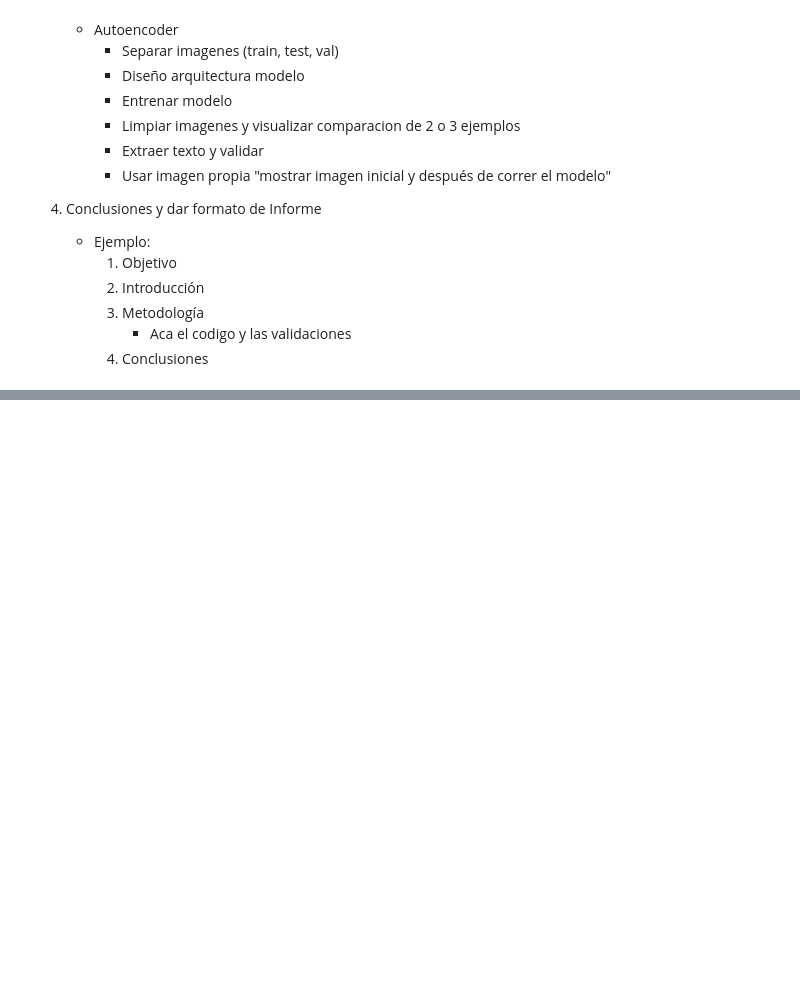
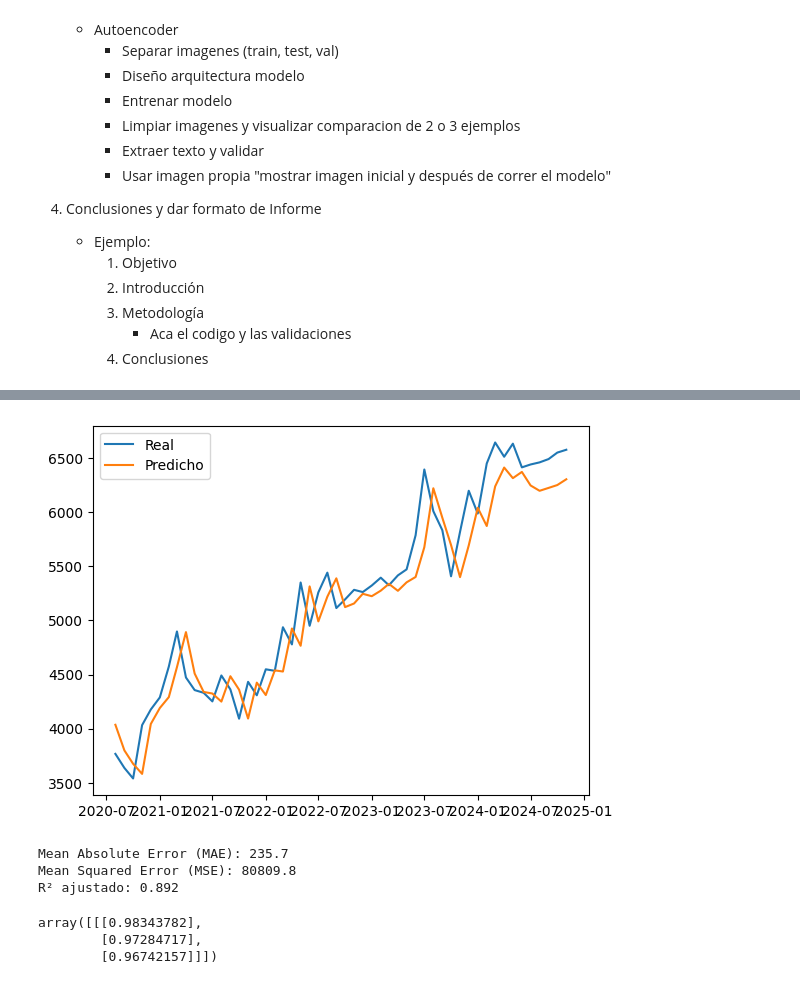
Before and after one commit to Gaddran/Tarea3MLA, a Jupyter notebook: Tarea3MLA.ipynb, the cells around one changed output, grey strips where cells are left out. Drawn from its saved outputs; the diff is of its cells as text; code cells hidden in the pictures; blank space fills up the shorter version.

```diff
--- a/Tarea3MLA.ipynb
+++ b/Tarea3MLA.ipynb
@@ -61,0 +133,18 @@
+# %%
+X = X.reshape((X.shape[0], X.shape[1], 1))
+# %%
+X_train, X_test, y_train, y_test = train_test_split(X, y, test_size=0.2, shuffle=False)
+# %%
+
+
+# Create the LSTM model
+model = Sequential()
+model.add(Input((X_train.shape[1], 1)))
+model.add(LSTM(units=500, activation='relu', return_sequences=False))
+model.add(Dense(units=1))  # Output layer
+
+# Compile the model
+model.compile(optimizer='adam', loss='mean_squared_error')
+
+# Model Summary
+model.summary()
@@ -61,0 +163,18 @@
+# %%
+
+history = model.fit(X_train, y_train, epochs=500, batch_size=256, verbose=0)
+# %%
+
+predicciones = model.predict(X_test)
+
+
+predicciones_reescalado = scaler.inverse_transform(predicciones)
+y_test_rescalado = scaler.inverse_transform(y_test.reshape(-1, 1))
+
+dates = list(df_IPSA[int(len(df_IPSA)*0.8):].index)
+
+plt.plot(dates,y_test_rescalado, label='Real')
+plt.plot(dates,predicciones_reescalado, label='Predicho')
+plt.legend()
+plt.show()
+# %% [output]
@@ -61,0 +182,26 @@
+[figure, added]
+# %%
+mae_IPSA = mean_absolute_error(y_test_rescalado,predicciones_reescalado)
+mse_IPSA = mean_squared_error(y_test_rescalado,predicciones_reescalado)
+r2_IPSA = r2_score(y_test_rescalado,predicciones_reescalado)
+
+n = len(y_test)
+p = X_train.shape[1] # numero de features
+
+adjusted_r2_IPSA = 1 - ((1 - r2_IPSA) * (n - 1)) / (n - p - 1)
+
+print(f"Mean Absolute Error (MAE): {mae_IPSA:.1f}")
+print(f"Mean Squared Error (MSE): {mse_IPSA:.1f}")
+print(f"R² ajustado: {adjusted_r2_IPSA:.3f}")
+# %% [output]
+Mean Absolute Error (MAE): 235.7
+Mean Squared Error (MSE): 80809.8
+R² ajustado: 0.892
+# %%
+#Obtener el valor del ultimo dato y darle formato
+last_data = df_IPSA[['lag_1', 'lag_2', 'lag_3']].iloc[-1:].values.reshape(1, 3, 1)
+last_data
+# %% [output]
+array([[[0.98343782],
+        [0.97284717],
+        [0.96742157]]])
```
Also changed, not shown: parts of 12 cells of this notebook, 2 other files.
